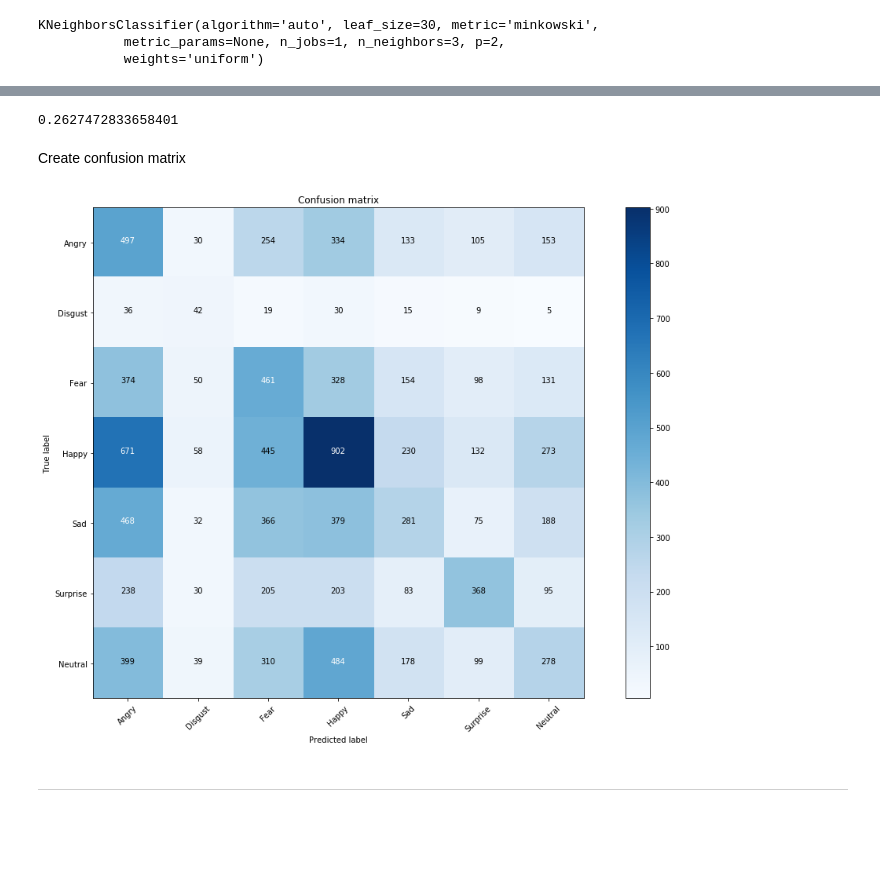
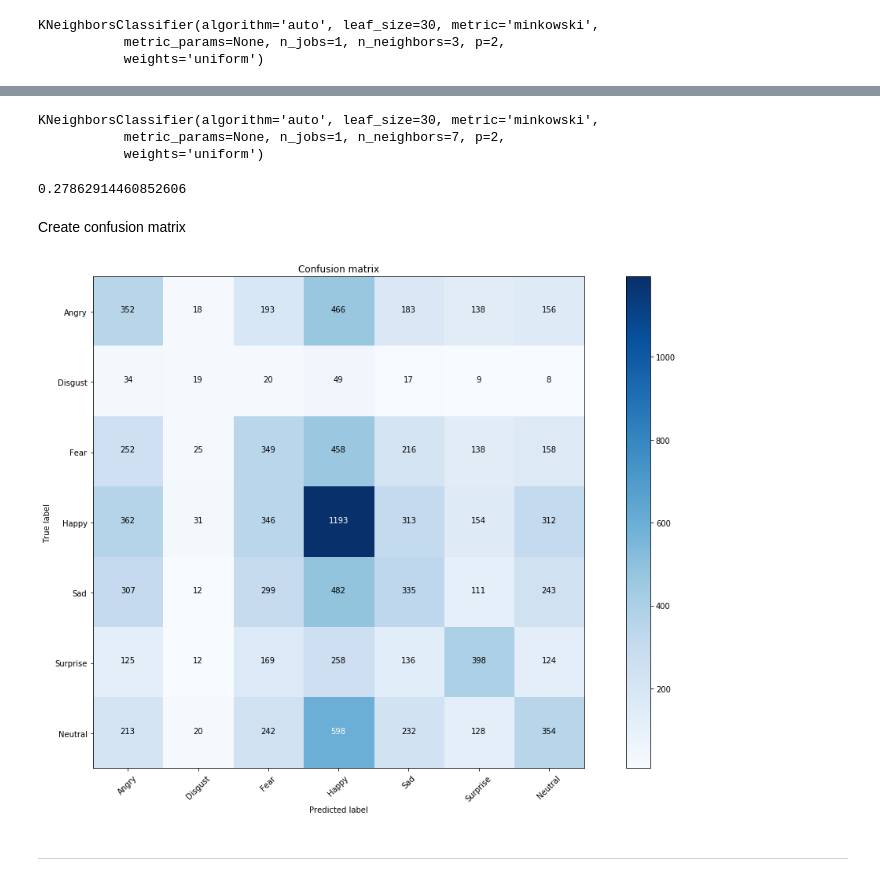
Before and after one commit to HebaNAS/KNN-Classifier, a Jupyter notebook: F21DM_CW1.ipynb, the cells around one changed output, grey strips where cells are left out. Cells and saved outputs as stored; diff of their text form; code cells hidden in the pictures; blank space fills up the shorter version.

```diff
--- a/F21DM_CW1.ipynb
+++ b/F21DM_CW1.ipynb
@@ -2844,8 +2975,8 @@ y_train_14.shape
 # %% [markdown]
 Create the classifier
 # %%
-neigh_14 = KNeighborsClassifier(n_neighbors=3)
-neigh_14.fit(X_train_14, y_train_14)
+neigh_14_3 = KNeighborsClassifier(n_neighbors=3)
+neigh_14_3.fit(X_train_14, y_train_14)
 # %% [output]
 KNeighborsClassifier(algorithm='auto', leaf_size=30, metric='minkowski',
            metric_params=None, n_jobs=1, n_neighbors=3, p=2,
@@ -2852,0 +2990,3 @@ KNeighborsClassifier(algorithm='auto', leaf_size=30, metric='minkowski',
+# %%
+neigh_14_5 = KNeighborsClassifier(n_neighbors=5)
+neigh_14_5.fit(X_train_14, y_train_14)
@@ -2853,25 +3003,32 @@ KNeighborsClassifier(algorithm='auto', leaf_size=30, metric='minkowski',
+# %%
+neigh_14_7 = KNeighborsClassifier(n_neighbors=7)
+neigh_14_7.fit(X_train_14, y_train_14)
+# %% [output]
+KNeighborsClassifier(algorithm='auto', leaf_size=30, metric='minkowski',
+           metric_params=None, n_jobs=1, n_neighbors=7, p=2,
+           weights='uniform')
+# %%
+neigh_14_7.score(X_test_14, y_test_14)
+# %% [output]
+0.27862914460852606
 # %%
 # Predict on the test split and return the resulting array
-pred_14 = neigh_14.predict(X_test_14)
+pred_14_7 = neigh_14_7.predict(X_test_14)
-# %%
-neigh_14.score(X_test_14, y_test_14)
-# %% [output]
-0.2627472833658401
 # %% [markdown]
 Create confusion matrix
 # %%
 # Compute confusion matrix
-cnf_matrix_14 = confusion_matrix(y_test_14, pred_14)
+cnf_matrix_14 = confusion_matrix(y_test_14, pred_14_7)
 np.set_printoptions(precision=2)
 
 # Plot non-normalized confusion matrix
 plt.figure(figsize=(15,10))
 plot_confusion_matrix(cnf_matrix_14, classes=classes,
                       title='Confusion matrix')
 
 plt.show()
 # %% [output]
-[figure, old version]
+[figure, new version]
 # %% [markdown]
 <hr>
 # %% [markdown]
```
Also changed, not shown: parts of 39 cells of this notebook.
